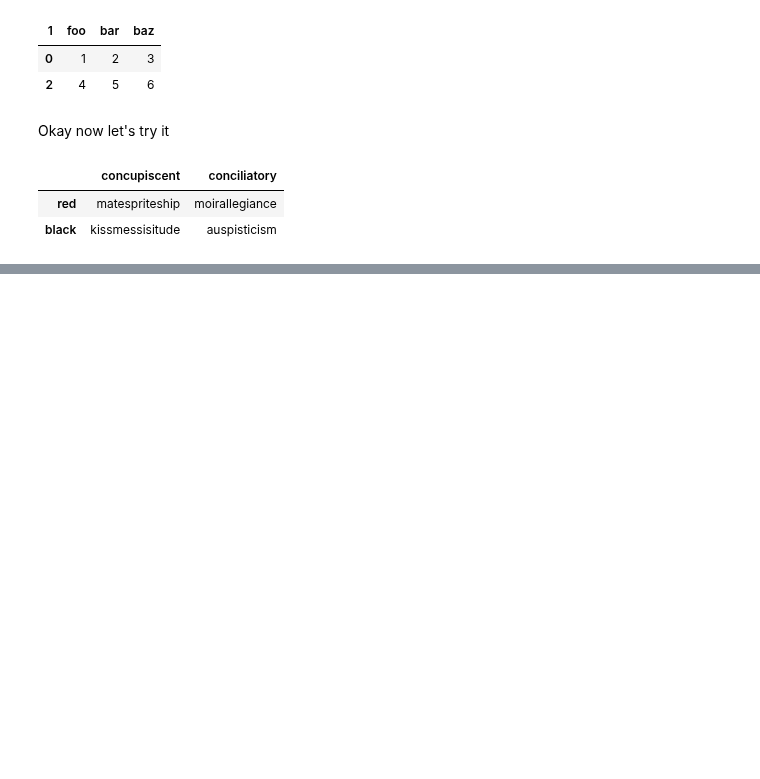
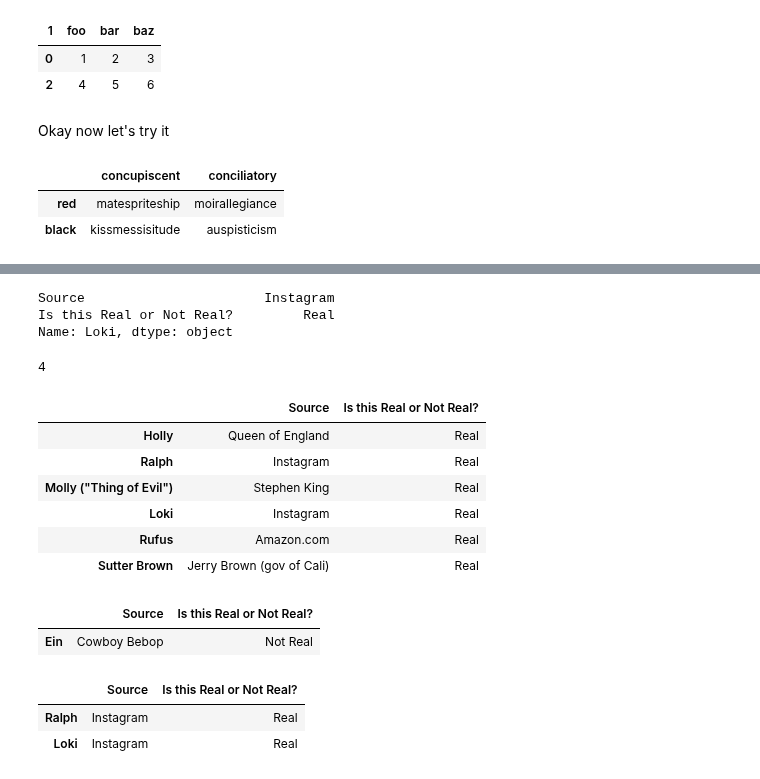
Before and after one commit to chawlaKat/Notebook-Noodlings, a Jupyter notebook: Pandas_and_corgis.ipynb, the cells around one changed output, grey strips where cells are left out. Cells and saved outputs as stored; diff of their text form; code cells hidden in the pictures; blank space fills up the shorter version.

```diff
--- a/Pandas_and_corgis.ipynb
+++ b/Pandas_and_corgis.ipynb
@@ -237,0 +342,41 @@ quad_frame
+# %%
+corgiIndexed.loc['Loki']
+# %% [output]
+Source                       Instagram
+Is this Real or Not Real?         Real
+Name: Loki, dtype: object
+# %%
+corgiIndexed.index.get_loc('Loki')
+# %% [output]
+4
+# %%
+corgiIndexed.loc[corgiIndexed['Is this Real or Not Real?'] == 'Real']
+# %% [output]
+|  | Source | Is this Real or Not Real? |
+| Holly | Queen of England | Real |
+| Ralph | Instagram | Real |
+| Molly ("Thing of Evil") | Stephen King | Real |
+| Loki | Instagram | Real |
+| Rufus | Amazon.com | Real |
+| Sutter Brown | Jerry Brown (gov of Cali) | Real |
+# %%
+where_clause = corgiIndexed['Is this Real or Not Real?'] == 'Not Real'
+
+corgiIndexed.loc[where_clause]
+# %% [output]
+|  | Source | Is this Real or Not Real? |
+| Ein | Cowboy Bebop | Not Real |
+# %%
+def toFilter(frame, column, is_equal_to):
+  data_to_filter = frame[column]
+  clause = data_to_filter == is_equal_to
+  return (clause);
+
+where_instagram = toFilter(corgiIndexed, 'Source', 'Instagram')
+
+
+corgiIndexed.loc[where_instagram]
+# %% [output]
+|  | Source | Is this Real or Not Real? |
+| Ralph | Instagram | Real |
+| Loki | Instagram | Real |
```
Also changed, not shown: parts of 14 cells of this notebook.
